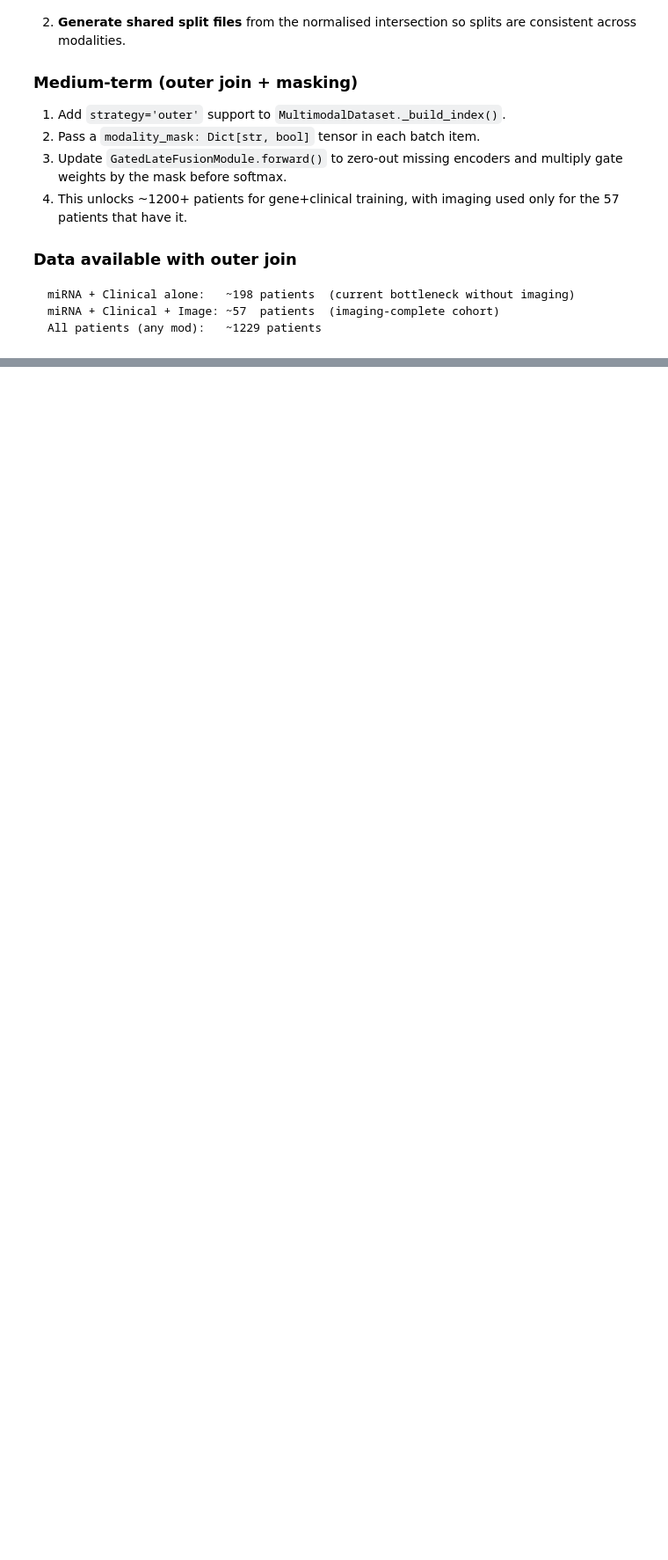
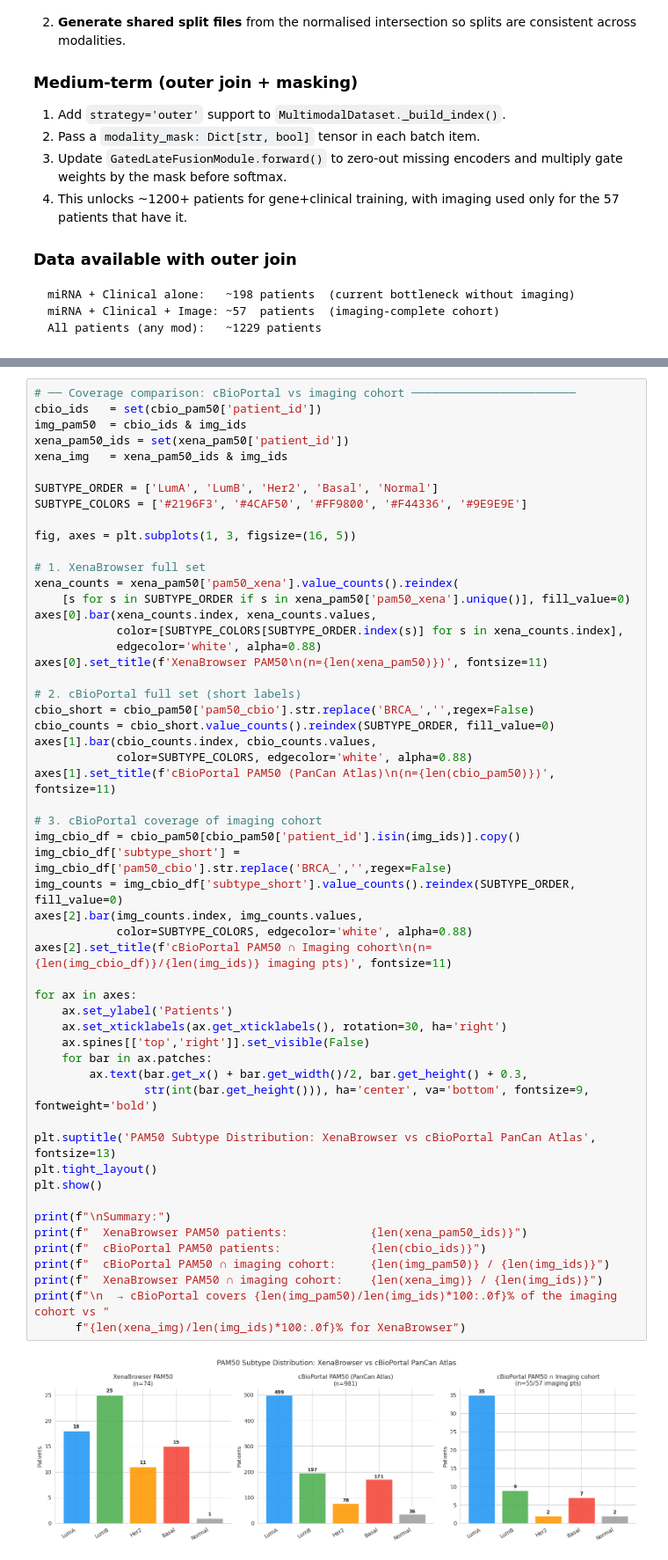
Before and after one commit to collaborativebioinformatics/OncoLearn, a Jupyter notebook: notebooks/data/eda/TGCA-BRCA/multimodal/eda_multimodal_joins.ipynb, the cells around one changed output, grey strips where cells are left out. Shown at 88% size. Drawn from its saved outputs; the diff is of its cells as text; blank space fills up the shorter version.

```diff
--- a/notebooks/data/eda/TGCA-BRCA/multimodal/eda_multimodal_joins.ipynb
+++ b/notebooks/data/eda/TGCA-BRCA/multimodal/eda_multimodal_joins.ipynb
@@ -419,0 +593,56 @@ All patients (any mod):   ~1229 patients
+# %%
+# ── Coverage comparison: cBioPortal vs imaging cohort ────────────────────────
+cbio_ids   = set(cbio_pam50['patient_id'])
+img_pam50  = cbio_ids & img_ids
+xena_pam50_ids = set(xena_pam50['patient_id'])
+xena_img   = xena_pam50_ids & img_ids
+
+SUBTYPE_ORDER = ['LumA', 'LumB', 'Her2', 'Basal', 'Normal']
+SUBTYPE_COLORS = ['#2196F3', '#4CAF50', '#FF9800', '#F44336', '#9E9E9E']
+
+fig, axes = plt.subplots(1, 3, figsize=(16, 5))
+
+# 1. XenaBrowser full set
+xena_counts = xena_pam50['pam50_xena'].value_counts().reindex(
+    [s for s in SUBTYPE_ORDER if s in xena_pam50['pam50_xena'].unique()], fill_value=0)
+axes[0].bar(xena_counts.index, xena_counts.values,
+            color=[SUBTYPE_COLORS[SUBTYPE_ORDER.index(s)] for s in xena_counts.index],
+            edgecolor='white', alpha=0.88)
+axes[0].set_title(f'XenaBrowser PAM50\n(n={len(xena_pam50)})', fontsize=11)
+
+# 2. cBioPortal full set (short labels)
+cbio_short = cbio_pam50['pam50_cbio'].str.replace('BRCA_','',regex=False)
+cbio_counts = cbio_short.value_counts().reindex(SUBTYPE_ORDER, fill_value=0)
+axes[1].bar(cbio_counts.index, cbio_counts.values,
+            color=SUBTYPE_COLORS, edgecolor='white', alpha=0.88)
+axes[1].set_title(f'cBioPortal PAM50 (PanCan Atlas)\n(n={len(cbio_pam50)})', fontsize=11)
+
+# 3. cBioPortal coverage of imaging cohort
+img_cbio_df = cbio_pam50[cbio_pam50['patient_id'].isin(img_ids)].copy()
+img_cbio_df['subtype_short'] = img_cbio_df['pam50_cbio'].str.replace('BRCA_','',regex=False)
+img_counts = img_cbio_df['subtype_short'].value_counts().reindex(SUBTYPE_ORDER, fill_value=0)
+axes[2].bar(img_counts.index, img_counts.values,
+            color=SUBTYPE_COLORS, edgecolor='white', alpha=0.88)
+axes[2].set_title(f'cBioPortal PAM50 ∩ Imaging cohort\n(n={len(img_cbio_df)}/{len(img_ids)} imaging pts)', fontsize=11)
+
+for ax in axes:
+    ax.set_ylabel('Patients')
+    ax.set_xticklabels(ax.get_xticklabels(), rotation=30, ha='right')
+    ax.spines[['top','right']].set_visible(False)
+    for bar in ax.patches:
+        ax.text(bar.get_x() + bar.get_width()/2, bar.get_height() + 0.3,
+                str(int(bar.get_height())), ha='center', va='bottom', fontsize=9, fontweight='bold')
+
+plt.suptitle('PAM50 Subtype Distribution: XenaBrowser vs cBioPortal PanCan Atlas', fontsize=13)
+plt.tight_layout()
+plt.show()
+
+print(f"\nSummary:")
+print(f"  XenaBrowser PAM50 patients:            {len(xena_pam50_ids)}")
+print(f"  cBioPortal PAM50 patients:             {len(cbio_ids)}")
+print(f"  cBioPortal PAM50 ∩ imaging cohort:     {len(img_pam50)} / {len(img_ids)}")
+print(f"  XenaBrowser PAM50 ∩ imaging cohort:    {len(xena_img)} / {len(img_ids)}")
+print(f"\n  → cBioPortal covers {len(img_pam50)/len(img_ids)*100:.0f}% of the imaging cohort vs "
+      f"{len(xena_img)/len(img_ids)*100:.0f}% for XenaBrowser")
+# %% [output]
+[figure, added]
```
Also changed, not shown: parts of 8 cells of this notebook, 3 other files.
